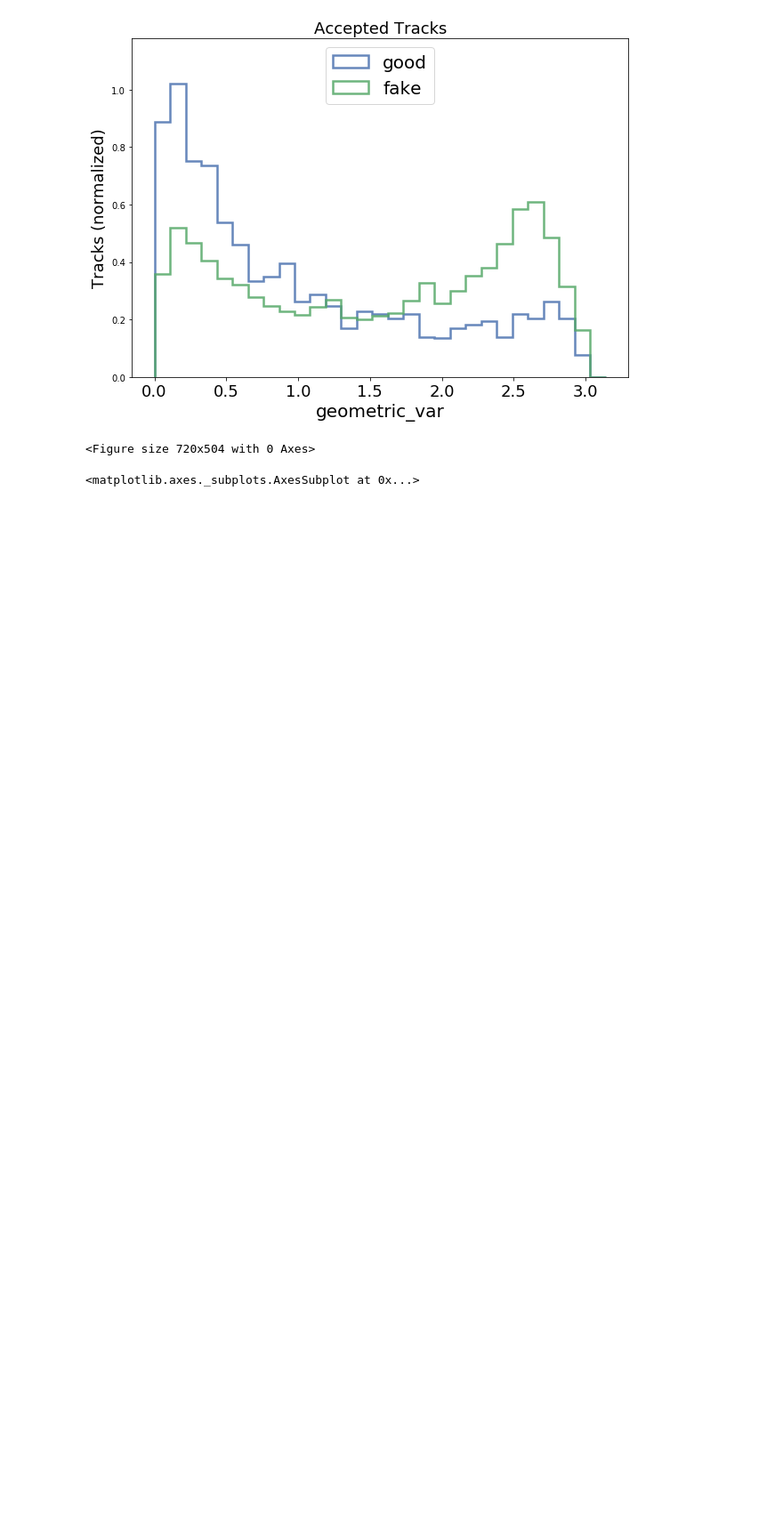
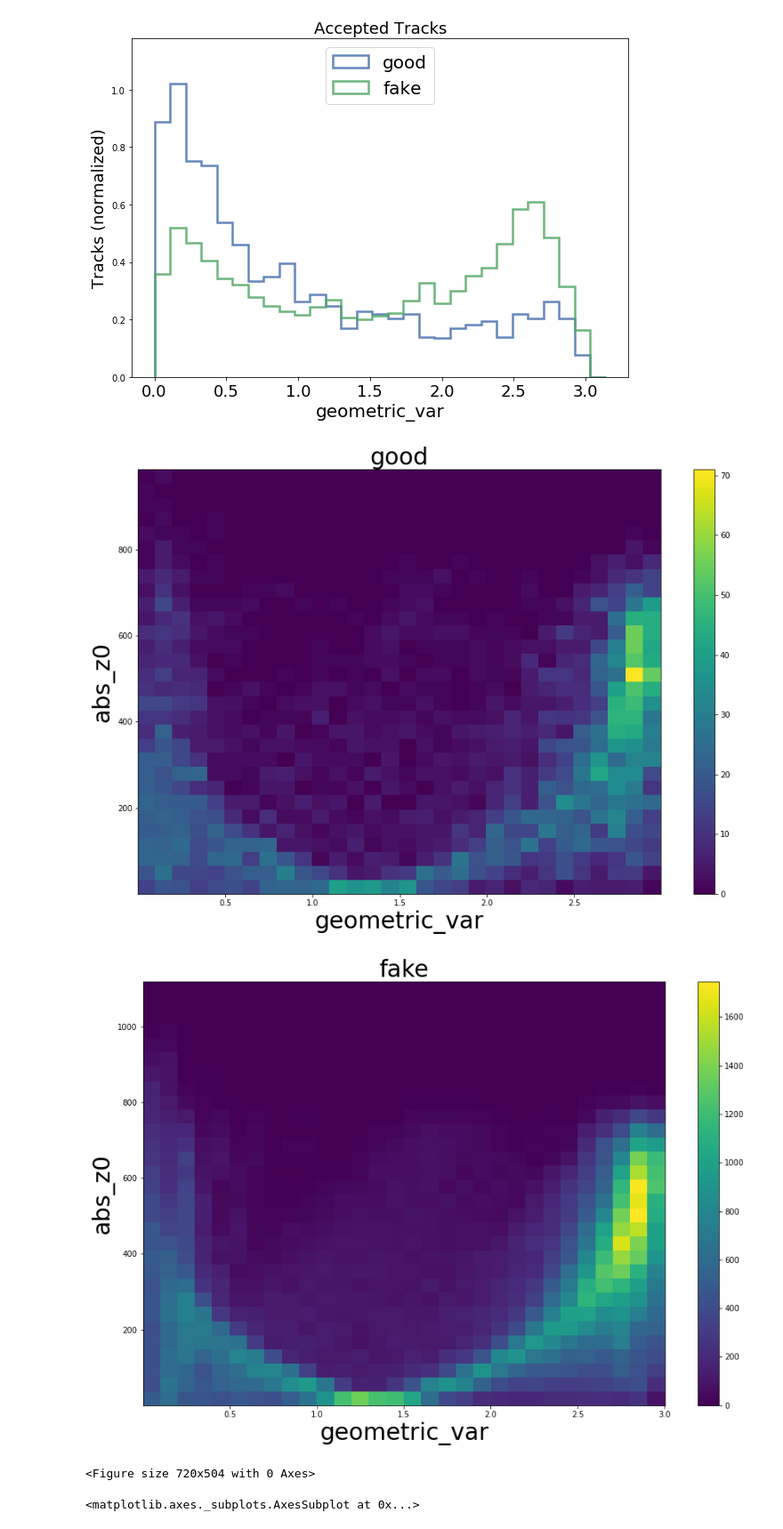
Before and after one commit to robinnewhouse/LRTNotebooks, a Jupyter notebook: seeds.ipynb, the cells around one changed output. Shown at 89% size. Saved outputs shown, nothing was run; the diff lists cells and outputs as text; code cells hidden in the pictures; blank space fills up the shorter version.

```diff
--- a/seeds.ipynb
+++ b/seeds.ipynb
@@ -6,9 +6,9 @@ import matplotlib.pyplot as plt
 import seaborn as sns
 pd.set_option('display.max_columns', 1000)
 # %%
-ntuple_tracks = uproot.open('/eos/home-r/rnewhous/LRT/seeds/LRTAnalysis_output_tracks.root')
-ntuple_seeds = uproot.open('/eos/home-r/rnewhous/LRT/seeds/LRTAnalysis_output_seeds.root')
-ntuple_cand = uproot.open('/eos/home-r/rnewhous/LRT/seeds/LRTAnalysis_candidate_tracks.root')
+ntuple_tracks = uproot.open('/data/newhouse/LRT/seeds/LRTAnalysis_output_tracks.root')
+ntuple_seeds = uproot.open('/data/newhouse/LRT/seeds/LRTAnalysis_output_seeds.root')
+ntuple_cand = uproot.open('/data/newhouse/LRT/seeds/LRTAnalysis_candidate_tracks.root')
 # %%
 
 truth_columns = [
@@ -137,3 +140,18 @@ plot_compare(df_tracks[df_seeds.isLRTrack>0], 'geometric_var', "Accepted Tracks"
+# %%
+def plot2d(df, var_a, var_b, nentries=1000, bins=[10,10], title=''):
+    fig = plt.figure(figsize=[15,10])
+    h, xedges, yedges, image = plt.hist2d(x=df[0:nentries][var_a], y=df[0:nentries][var_b], bins=bins)
+    plt.colorbar(image)
+    ax = fig.gca()
+    ax.set_xlabel(var_a, fontsize=30)
+    ax.set_ylabel(var_b, fontsize=30)
+    ax.set_title(title, fontsize=30)
+
+plot2d(good_lrt_seeds, 'geometric_var', 'abs_z0', -1, [30, 30], 'good')
+plot2d(fake_lrt_seeds, 'geometric_var', 'abs_z0', -1, [30, 30], 'fake')
+# %% [output]
+[figure, added]
+[figure, added]
 # %%
 fig = plt.figure(figsize=[10,7])
 dataframes = [
```
Also changed, not shown: parts of 1 cell of this notebook, 3 other files.
